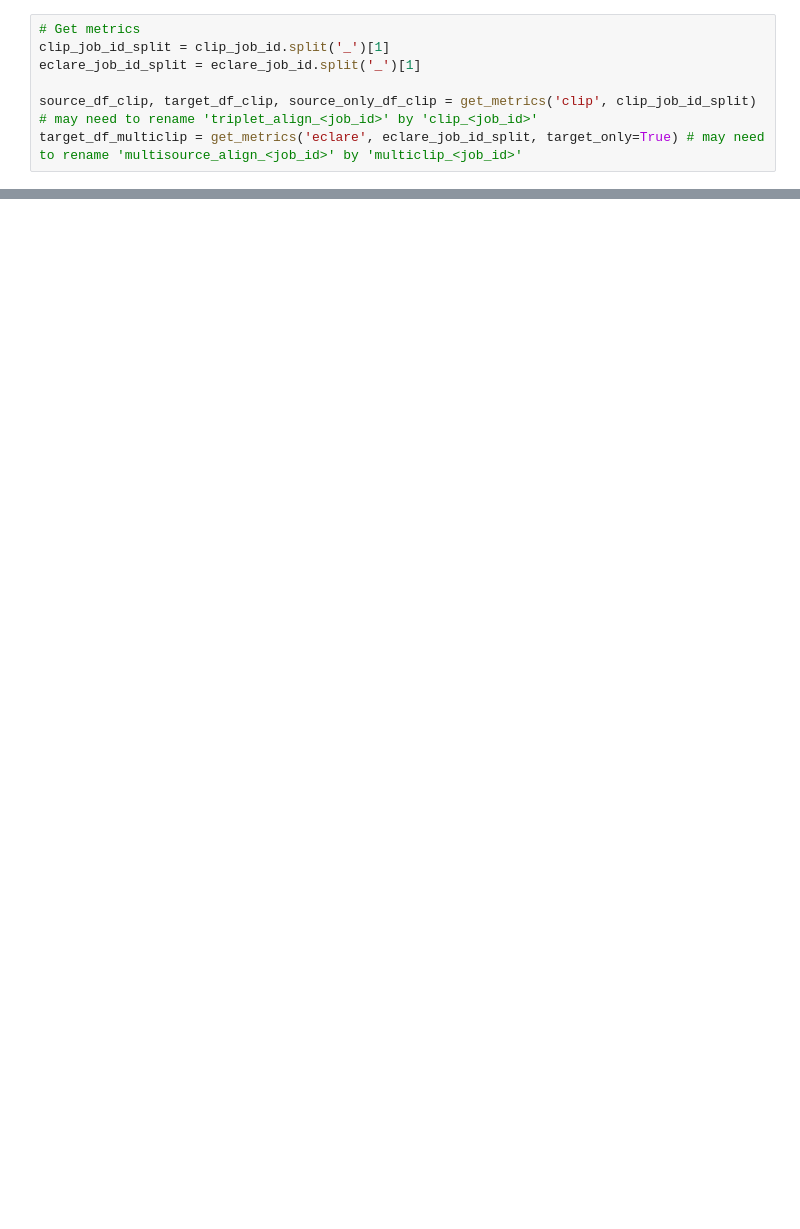
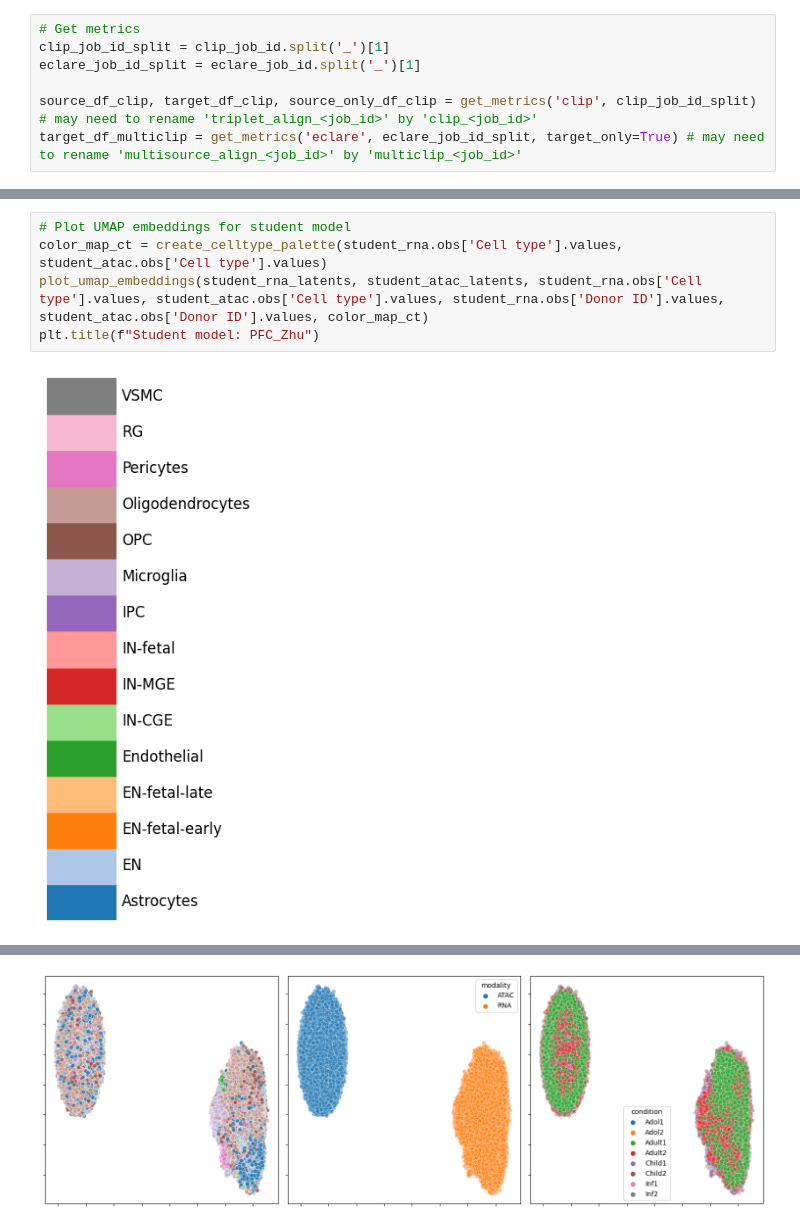
Before and after one commit to li-lab-mcgill/ECLARE, a Jupyter notebook: sample_analysis.ipynb, the cells around one changed output, grey strips where cells are left out. Drawn from its saved outputs; the diff is of its cells as text; blank space fills up the shorter version.

```diff
--- a/sample_analysis.ipynb
+++ b/sample_analysis.ipynb
@@ -474,0 +560,7 @@ plot_umap_embeddings(rna_latents, atac_latents, rna.obs['Cell type'].values, ata
+# %%
+# Plot UMAP embeddings for student model
+color_map_ct = create_celltype_palette(student_rna.obs['Cell type'].values, student_atac.obs['Cell type'].values)
+plot_umap_embeddings(student_rna_latents, student_atac_latents, student_rna.obs['Cell type'].values, student_atac.obs['Cell type'].values, student_rna.obs['Donor ID'].values, student_atac.obs['Donor ID'].values, color_map_ct)
+plt.title(f"Student model: PFC_Zhu")
+# %% [output]
+[figure, added]
@@ -474,0 +568 @@ plot_umap_embeddings(rna_latents, atac_latents, rna.obs['Cell type'].values, ata
+[figure, added]
```
Also changed, not shown: parts of 14 cells of this notebook, 2 other files.
